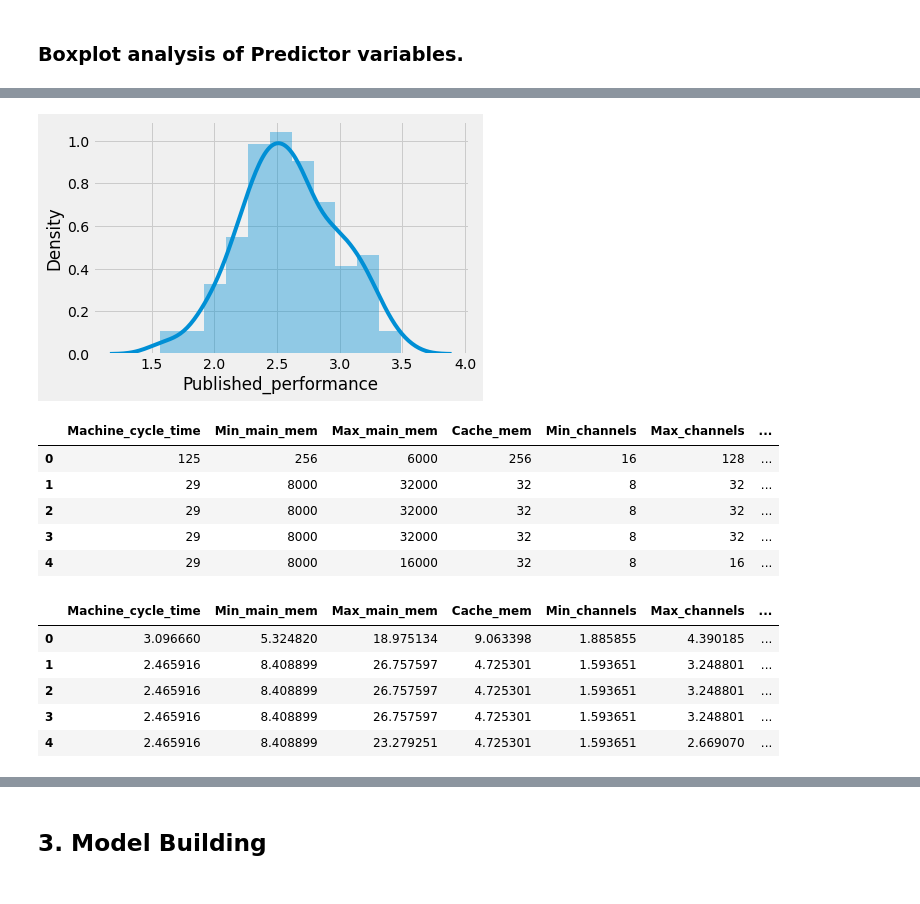
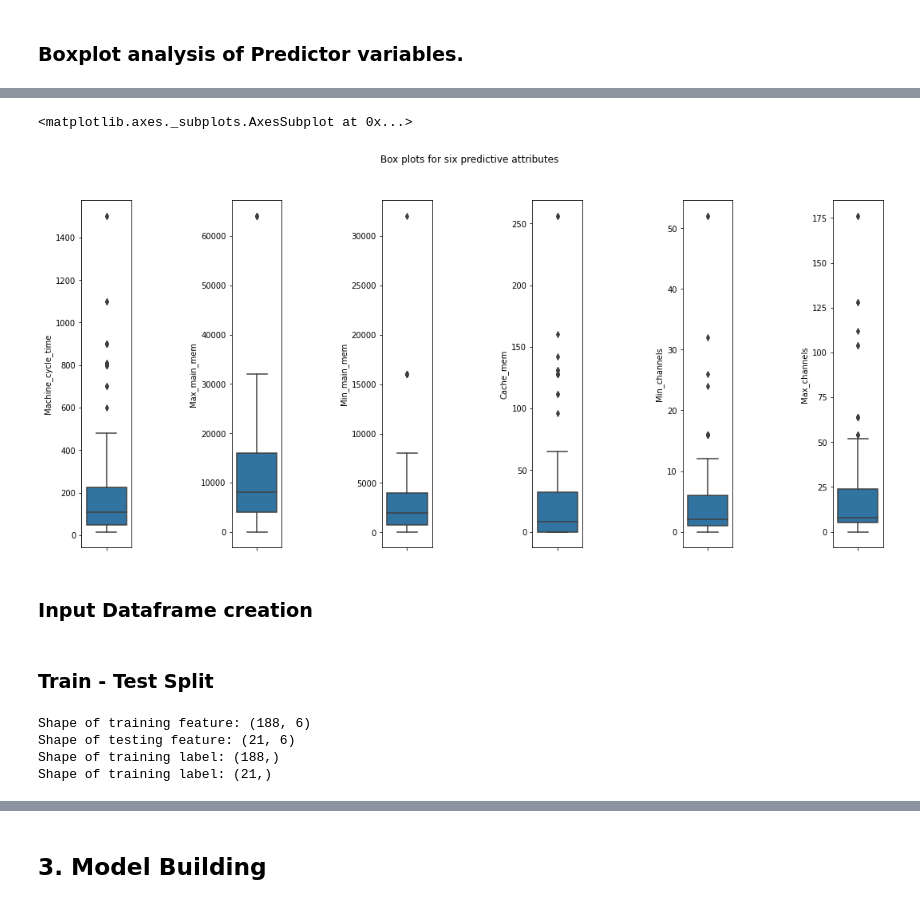
Before and after one commit to gokulj45/Linear-Regression, a Jupyter notebook: Linear_Regression_for_Beginners.ipynb, the cells around one changed output, grey strips where cells are left out. Saved outputs shown, nothing was run; the diff lists cells and outputs as text; code cells hidden in the pictures.

```diff
--- a/Linear_Regression_for_Beginners.ipynb
+++ b/Linear_Regression_for_Beginners.ipynb
@@ -388,23 +157,16 @@ fix_skewness(input_final)
-# %%
-# Plot after normalization
-sns.distplot(input_final['Published_performance']);
-# %% [output]
-[figure, removed]
-# %%
-input.head()
-# %% [output]
-|  | Machine_cycle_time | Min_main_mem | Max_main_mem | Cache_mem | Min_channels | Max_channels | ... |
-| 0 | 125 | 256 | 6000 | 256 | 16 | 128 | ... |
-| 1 | 29 | 8000 | 32000 | 32 | 8 | 32 | ... |
-| 2 | 29 | 8000 | 32000 | 32 | 8 | 32 | ... |
-| 3 | 29 | 8000 | 32000 | 32 | 8 | 32 | ... |
-| 4 | 29 | 8000 | 16000 | 32 | 8 | 16 | ... |
-# %%
-input_final.head()
-# %% [output]
-|  | Machine_cycle_time | Min_main_mem | Max_main_mem | Cache_mem | Min_channels | Max_channels | ... |
-| 0 | 3.096660 | 5.324820 | 18.975134 | 9.063398 | 1.885855 | 4.390185 | ... |
-| 1 | 2.465916 | 8.408899 | 26.757597 | 4.725301 | 1.593651 | 3.248801 | ... |
-| 2 | 2.465916 | 8.408899 | 26.757597 | 4.725301 | 1.593651 | 3.248801 | ... |
-| 3 | 2.465916 | 8.408899 | 26.757597 | 4.725301 | 1.593651 | 3.248801 | ... |
-| 4 | 2.465916 | 8.408899 | 23.279251 | 4.725301 | 1.593651 | 2.669070 | ... |
+# %%
+# box plots for six predictive attributes
+fig, axes = plt.subplots(1, 6, figsize=(18, 8))
+fig.suptitle('Box plots for six predictive attributes')
+fig.subplots_adjust(hspace=5, wspace=2)
+sns.boxplot(ax=axes[0], data=input_df, y='Machine_cycle_time')
+sns.boxplot(ax=axes[1], data=input_df, y='Max_main_mem')
+sns.boxplot(ax=axes[2], data=input_df, y='Min_main_mem')
+sns.boxplot(ax=axes[3], data=input_df, y='Cache_mem')
+sns.boxplot(ax=axes[4], data=input_df, y='Min_channels')
+sns.boxplot(ax=axes[5], data=input_df, y='Max_channels')
+# %% [output]
+<matplotlib.axes._subplots.AxesSubplot at 0x...>
+[figure, added]
+# %% [markdown]
+### Input Dataframe creation
@@ -410,0 +177,16 @@ input_final.head()
+# %% [markdown]
+### Train - Test Split
+# %%
+# Splitting the training and testing data from cleaned data
+x_train_set, x_test_set,y_train_set,y_test_set = train_test_split(x_df,y_df, train_size=0.9)
+
+# Show the Training and Testing Data
+print('Shape of training feature:', x_train_set.shape)
+print('Shape of testing feature:', x_test_set.shape)
+print('Shape of training label:', y_train_set.shape)
+print('Shape of training label:', y_test_set.shape)
+# %% [output]
+Shape of training feature: (188, 6)
+Shape of testing feature: (21, 6)
+Shape of training label: (188,)
+Shape of training label: (21,)
```
Also changed, not shown: parts of 75 cells of this notebook.
